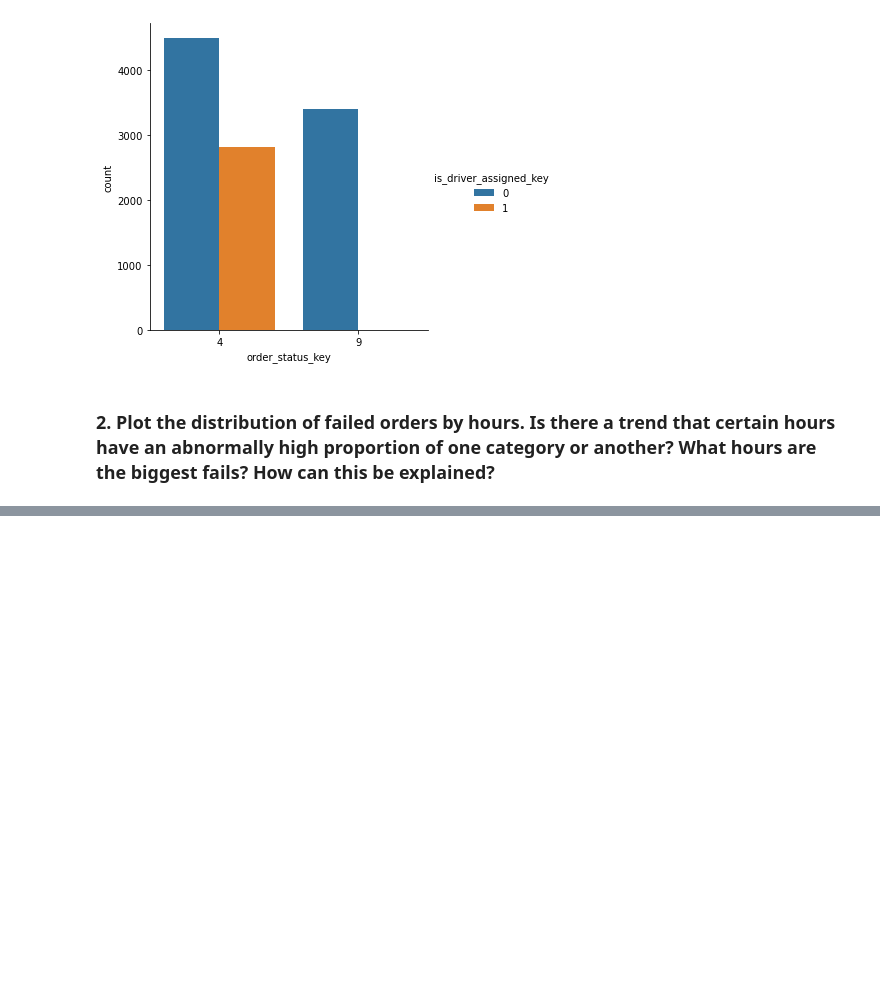
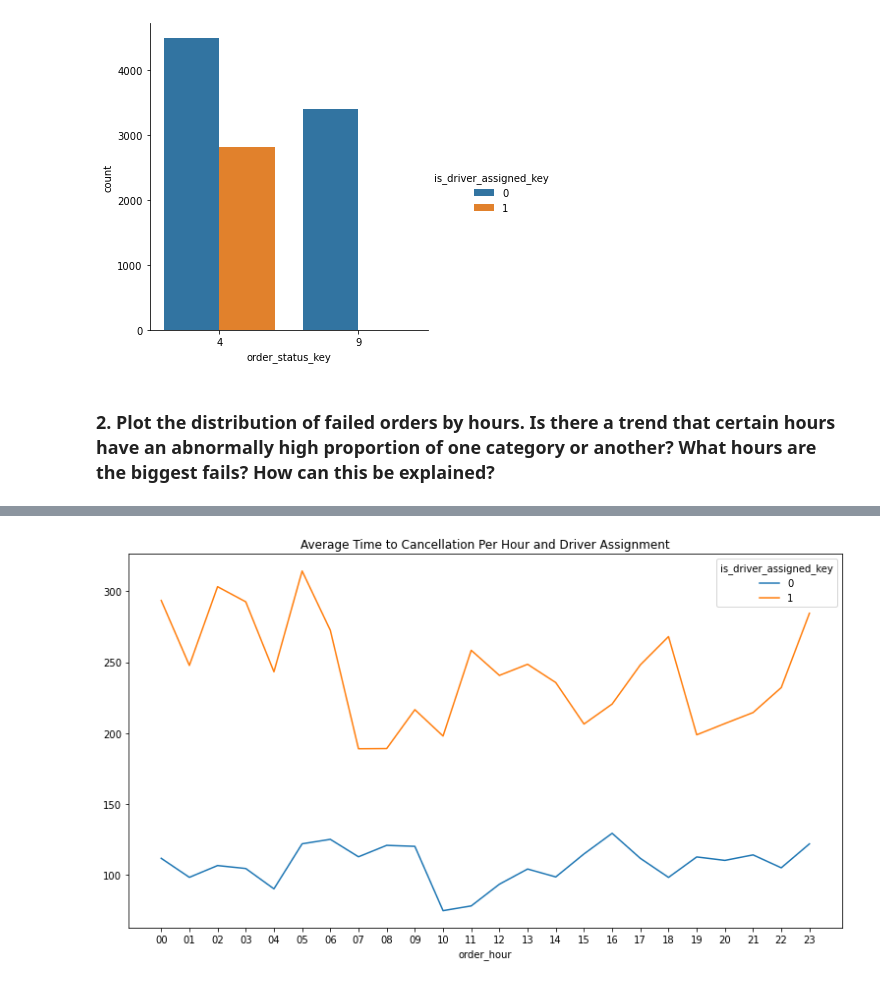
Before and after one commit to IoannisPhilippides/Gett, a Jupyter notebook: Gett.ipynb, the cells around one changed output, grey strips where cells are left out. Cells and saved outputs as stored; diff of their text form; code cells hidden in the pictures; blank space fills up the shorter version.

```diff
--- a/Gett.ipynb
+++ b/Gett.ipynb
@@ -109,0 +131,3 @@ ValueError: arange: cannot compute length
+# %%
+grouped_q3 = data.groupby(by=["order_hour", "is_driver_assigned_key"])["cancellations_time_in_seconds"].mean()
+grouped_q3
@@ -109,0 +152,8 @@ ValueError: arange: cannot compute length
+# %%
+_ = grouped_q3.reset_index().pivot(index="order_hour",
+                                   columns="is_driver_assigned_key",
+                                   values="cancellations_time_in_seconds").plot(xticks=range(0, 24),
+                                                                                figsize=(13, 7),
+                                                                                title="Average Time to Cancellation Per Hour and Driver Assignment")
+# %% [output]
+[figure, added]
```
Also changed, not shown: parts of 4 cells of this notebook.
